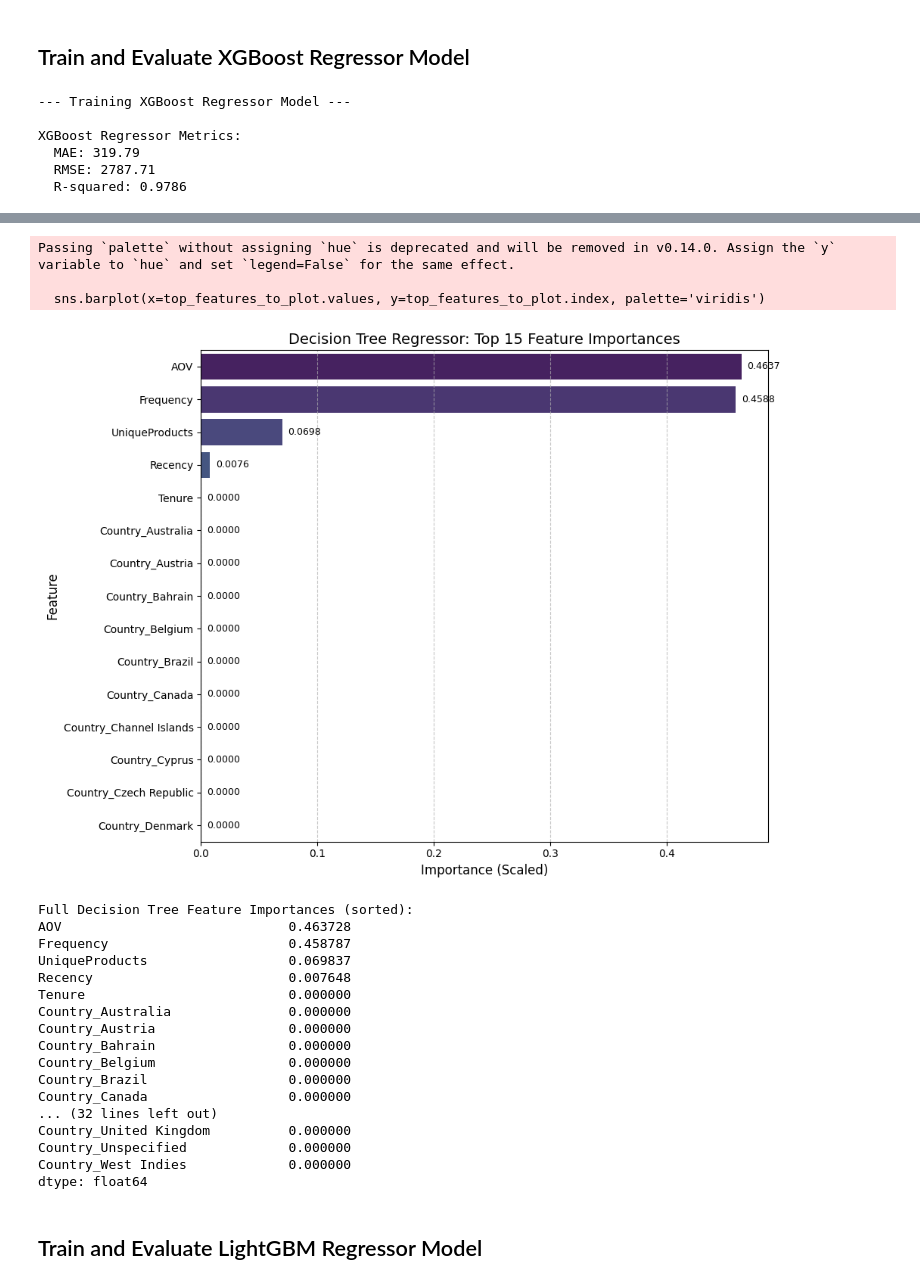
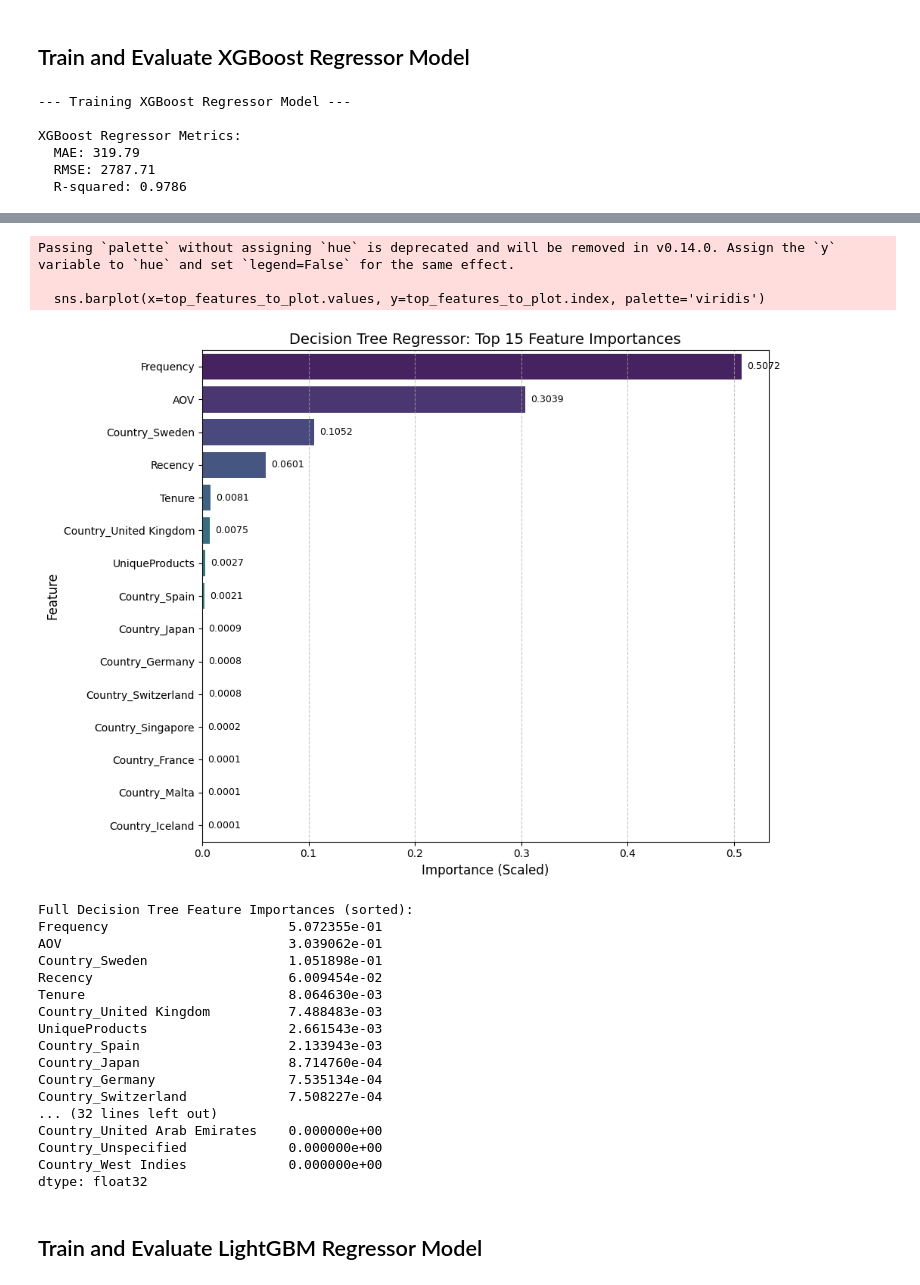
Before and after one commit to Amanarun2907/Celebal-Technologies-Online-Internship-Project-, a Jupyter notebook: customer_lifetime_value_project/models/Main_model_training.ipynb, the cells around one changed output, grey strips where cells are left out. Drawn from its saved outputs; the diff is of its cells as text; code cells hidden in the pictures.

```diff
--- a/customer_lifetime_value_project/models/Main_model_training.ipynb
+++ b/customer_lifetime_value_project/models/Main_model_training.ipynb
@@ -266,8 +266,8 @@ plt.grid(True)
 plt.show()
 
 # Feature Importance for Decision Tree
-if hasattr(dt_model, 'feature_importances_'):
-    feature_importances_dt = pd.Series(dt_model.feature_importances_, index=X.columns).sort_values(ascending=False)
+if hasattr(rf_model, 'feature_importances_'):
+    feature_importances_dt = pd.Series(rf_model.feature_importances_, index=X.columns).sort_values(ascending=False)
 
     # Define how many top features to display
     top_n_features = 15 # You can adjust this number
@@ -364,8 +364,8 @@ plt.grid(True)
 plt.show()
 
 # Feature Importance for Decision Tree
-if hasattr(dt_model, 'feature_importances_'):
-    feature_importances_dt = pd.Series(dt_model.feature_importances_, index=X.columns).sort_values(ascending=False)
+if hasattr(gb_model, 'feature_importances_'):
+    feature_importances_dt = pd.Series(gb_model.feature_importances_, index=X.columns).sort_values(ascending=False)
 
     # Define how many top features to display
     top_n_features = 15 # You can adjust this number
@@ -515,8 +515,8 @@ plt.grid(True)
 plt.show()
 
 # Feature Importance for Decision Tree
-if hasattr(dt_model, 'feature_importances_'):
-    feature_importances_dt = pd.Series(dt_model.feature_importances_, index=X.columns).sort_values(ascending=False)
+if hasattr(xgb_model, 'feature_importances_'):
+    feature_importances_dt = pd.Series(xgb_model.feature_importances_, index=X.columns).sort_values(ascending=False)
 
     # Define how many top features to display
     top_n_features = 15 # You can adjust this number
@@ -527,51 +527,51 @@ if hasattr(dt_model, 'feature_importances_'):
     plt.figure(figsize=(10, max(6, top_n_features * 0.5))) # Adjust figure size dynamically
     sns.barplot(x=top_features_to_plot.values, y=top_features_to_plot.index, palette='viridis')
     plt.title(f'Decision Tree Regressor: Top {top_n_features} Feature Importances', fontsize=14)
     plt.xlabel('Importance (Scaled)', fontsize=12)
     plt.ylabel('Feature', fontsize=12)
     plt.xticks(fontsize=10)
     plt.yticks(fontsize=10)
     plt.grid(axis='x', linestyle='--', alpha=0.7)
 
     # Add importance values on the bars for clarity
     for index, value in enumerate(top_features_to_plot.values):
         plt.text(value + 0.005, index, f'{value:.4f}', va='center', ha='left', fontsize=9)
 
     plt.tight_layout() # Adjust layout to prevent labels from overlapping
     plt.show()
 
     # Also display full feature importances in text for detailed inspection
     print(f"\nFull Decision Tree Feature Importances (sorted):\n{feature_importances_dt}")
 # %% [output]
 --- Training XGBoost Regressor Model ---
 
 XGBoost Regressor Metrics:
   MAE: 319.79
   RMSE: 2787.71
   R-squared: 0.9786
 [figure]
 [figure]
 Passing `palette` without assigning `hue` is deprecated and will be removed in v0.14.0. Assign the `y` variable to `hue` and set `legend=False` for the same effect.
 
   sns.barplot(x=top_features_to_plot.values, y=top_features_to_plot.index, palette='viridis')
-[figure, old version]
+[figure, new version]
 Full Decision Tree Feature Importances (sorted):
-AOV                             0.463728
-Frequency                       0.458787
-UniqueProducts                  0.069837
-Recency                         0.007648
-Tenure                          0.000000
-Country_Australia               0.000000
-Country_Austria                 0.000000
-Country_Bahrain                 0.000000
-Country_Belgium                 0.000000
-Country_Brazil                  0.000000
-Country_Canada                  0.000000
+Frequency                       5.072355e-01
+AOV                             3.039062e-01
+Country_Sweden                  1.051898e-01
+Recency                         6.009454e-02
+Tenure                          8.064630e-03
+Country_United Kingdom          7.488483e-03
+UniqueProducts                  2.661543e-03
+Country_Spain                   2.133943e-03
+Country_Japan                   8.714760e-04
+Country_Germany                 7.535134e-04
+Country_Switzerland             7.508227e-04
 ... (32 lines left out)
-Country_United Kingdom          0.000000
-Country_Unspecified             0.000000
-Country_West Indies             0.000000
-dtype: float64
+Country_United Arab Emirates    0.000000e+00
+Country_Unspecified             0.000000e+00
+Country_West Indies             0.000000e+00
+dtype: float32
 # %% [markdown]
 ## Train and Evaluate LightGBM Regressor Model
 # %%
```
Also changed, not shown: parts of 4 cells of this notebook, 4 other files.
